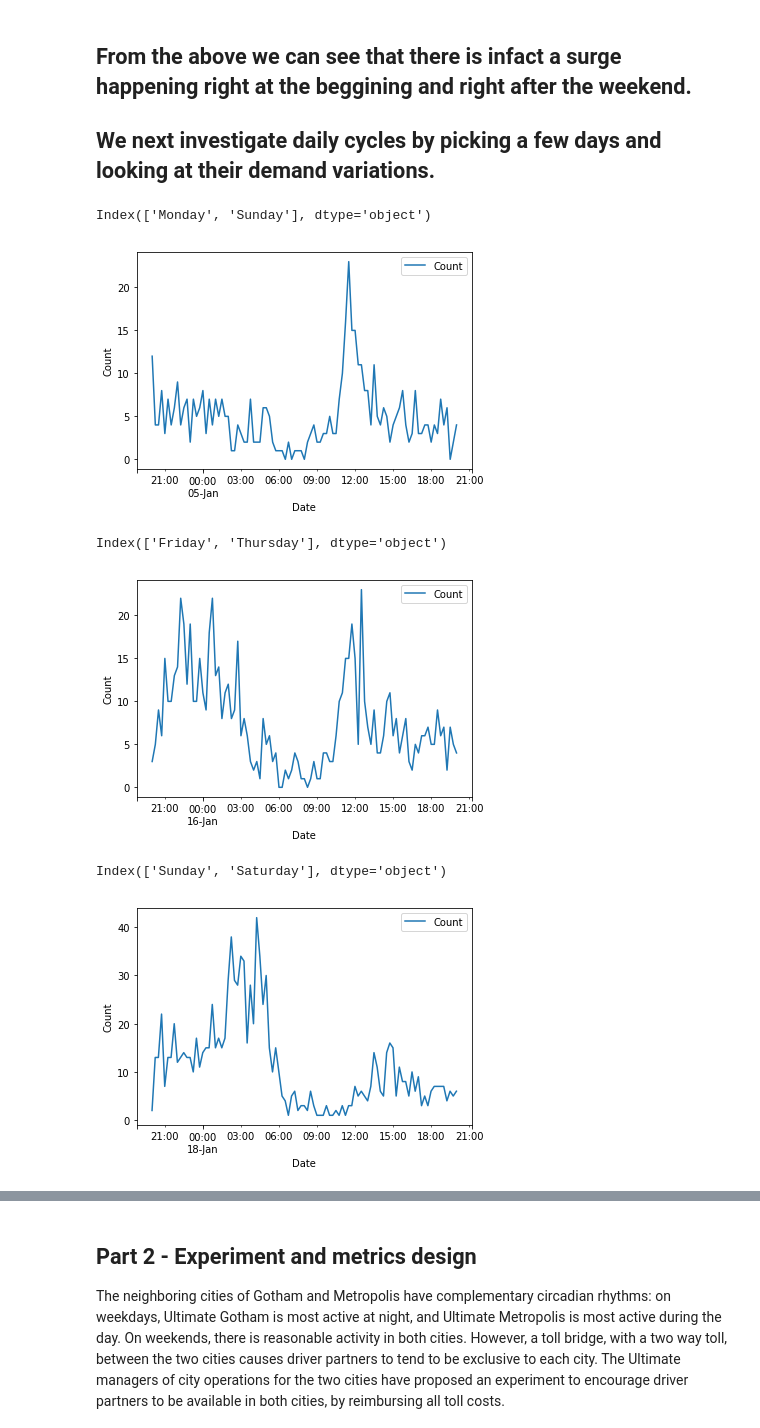
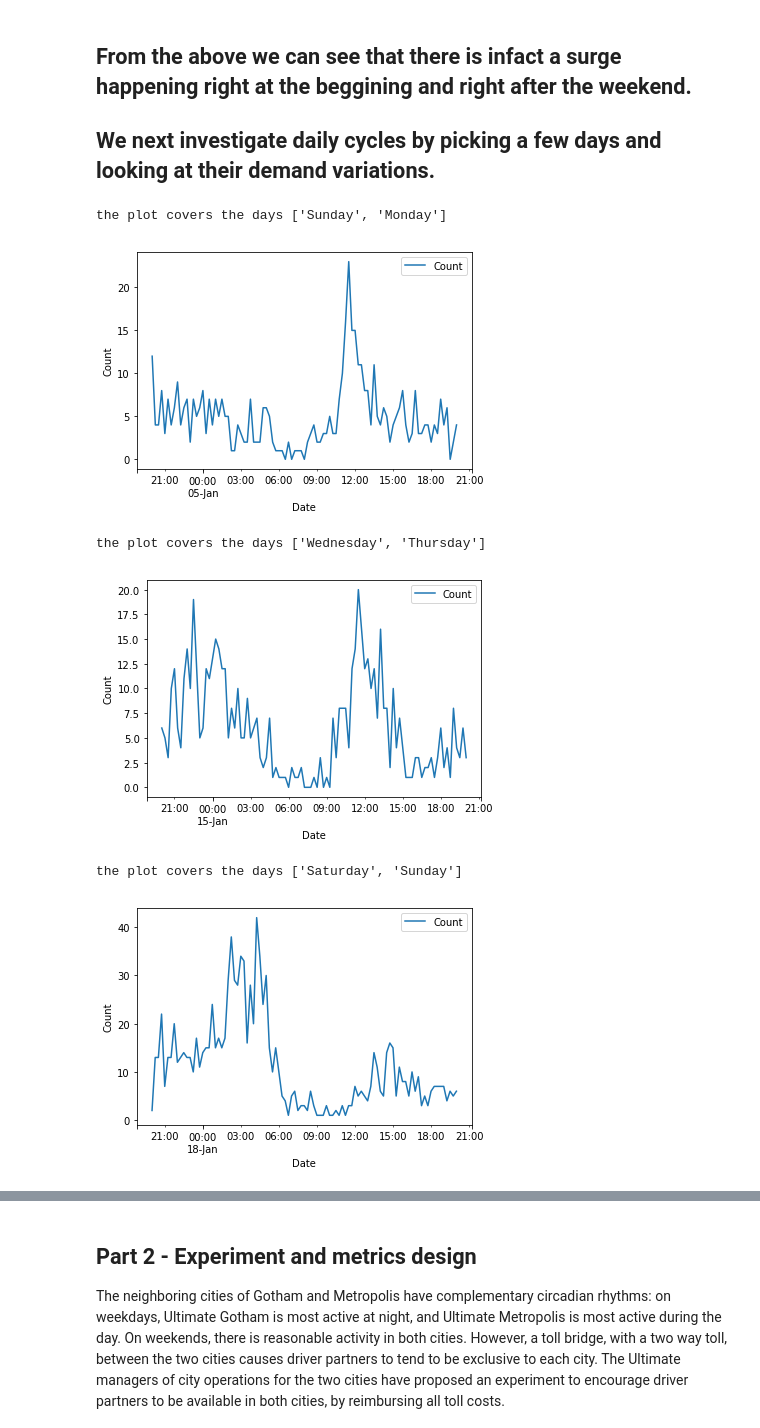
Before and after one commit to harajlim/Springboard_17.1_Ultimate_Inc_TakeHome, a Jupyter notebook: Challenge Solution.ipynb, the cells around one changed output, grey strips where cells are left out. Drawn from its saved outputs; the diff is of its cells as text; code cells hidden in the pictures.

```diff
--- a/Challenge Solution.ipynb
+++ b/Challenge Solution.ipynb
@@ -166,22 +187,23 @@ ax=DF_toplot.plot()
 plt.xlabel('Date')
 plt.ylabel('Count')
 
-print(DF_toplot.DayOfTheWeek.value_counts().index[:])
+print('the plot covers the days {}'.format([str(DF_toplot.DayOfTheWeek.value_counts().index[1]),str(DF_toplot.DayOfTheWeek.value_counts().index[0])]))
 # %% [output]
-Index(['Monday', 'Sunday'], dtype='object')
+the plot covers the days ['Sunday', 'Monday']
 [figure]
 # %%
-DF_toplot=Data_grouped['1970-01-15 20:00:00':'1970-01-16 20:00:00']
+DF_toplot=Data_grouped['1970-01-14 20:00:00':'1970-01-15 20:00:00']
 
 ax=DF_toplot.plot()
 #highlight(DF_toplot[DF_toplot['DayOfTheWeek']==('Saturday' or 'Sunday')].index,ax)
 plt.xlabel('Date')
 plt.ylabel('Count')
 
-print(DF_toplot.DayOfTheWeek.value_counts().index[:])
+
+print('the plot covers the days {}'.format([str(DF_toplot.DayOfTheWeek.value_counts().index[1]),str(DF_toplot.DayOfTheWeek.value_counts().index[0])]))
 # %% [output]
-Index(['Friday', 'Thursday'], dtype='object')
+the plot covers the days ['Wednesday', 'Thursday']
-[figure, old version]
+[figure, new version]
 # %%
 DF_toplot=Data_grouped['1970-01-17 20:00:00':'1970-01-18 20:00:00']
 
@@ -190,7 +212,8 @@ ax=DF_toplot.plot()
 plt.xlabel('Date')
 plt.ylabel('Count')
 
-print(DF_toplot.DayOfTheWeek.value_counts().index[:])
+
+print('the plot covers the days {}'.format([str(DF_toplot.DayOfTheWeek.value_counts().index[1]),str(DF_toplot.DayOfTheWeek.value_counts().index[0])]))
 # %% [output]
-Index(['Sunday', 'Saturday'], dtype='object')
+the plot covers the days ['Saturday', 'Sunday']
 [figure]
```
Also changed, not shown: parts of 35 cells of this notebook, 1 other file.
